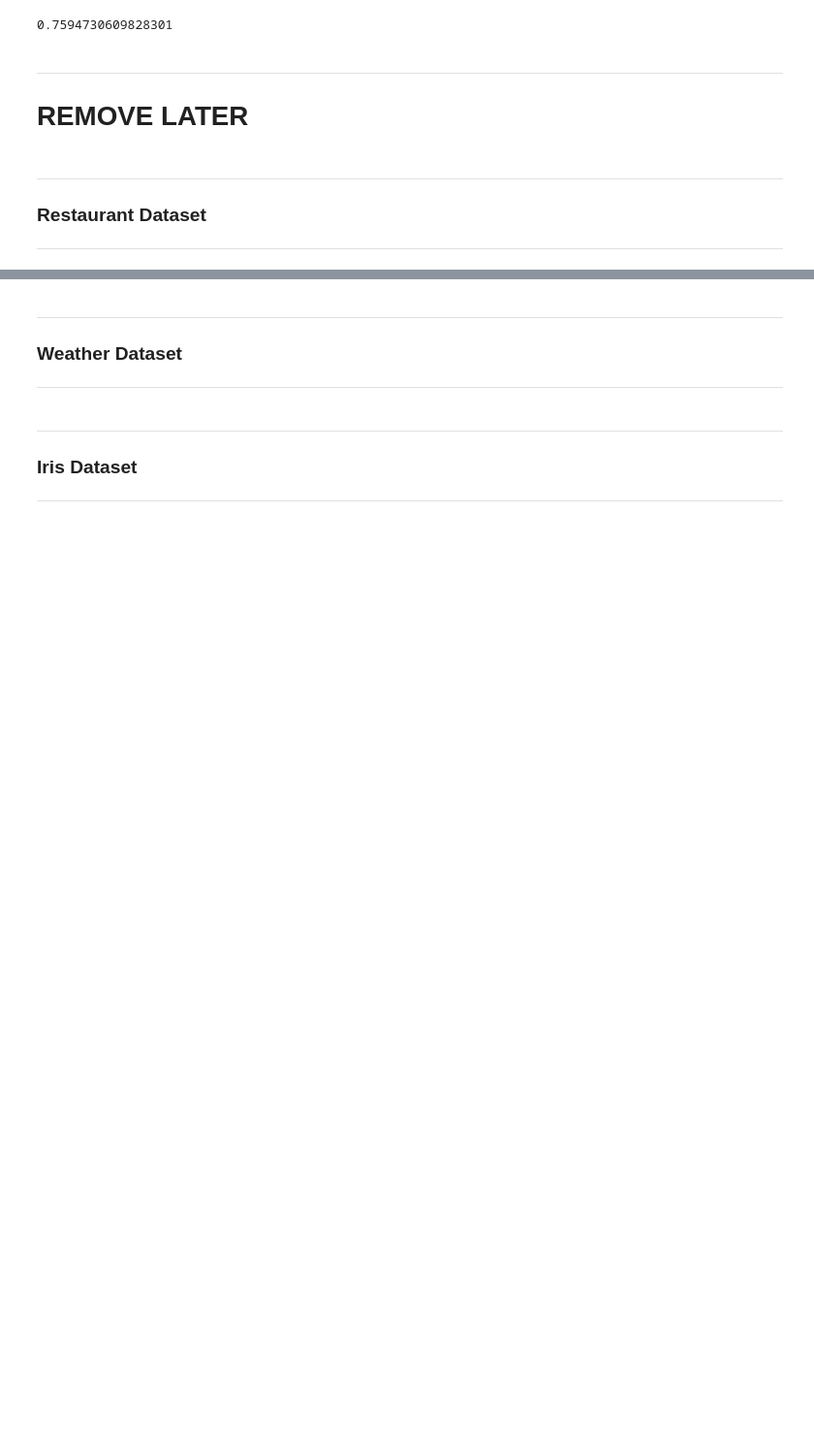
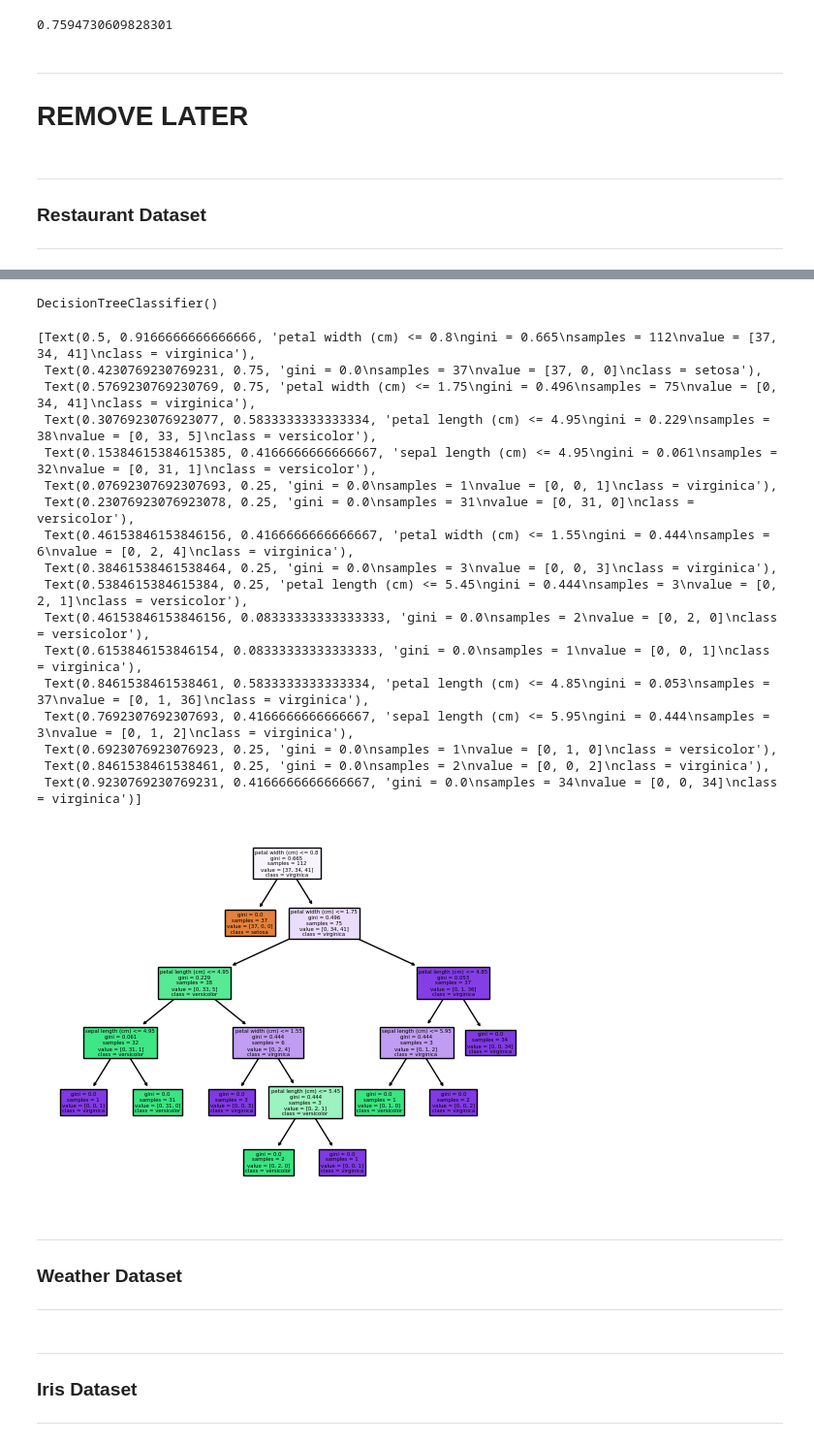
Before and after one commit to EstevesX10/AI-Decision-Trees-ID3, a Jupyter notebook: Decision Trees - ID3/Decision_Trees_ID3.ipynb, the cells around one changed output, grey strips where cells are left out. Shown at 97% size. Cells and saved outputs as stored; diff of their text form; code cells hidden in the pictures; blank space fills up the shorter version.

```diff
--- a/Decision Trees - ID3/Decision_Trees_ID3.ipynb
+++ b/Decision Trees - ID3/Decision_Trees_ID3.ipynb
@@ -408,10 +468,40 @@ restaurant.K_Fold_CV(3, DecisionTree)
 # %%
 (X_Train, X_Test, y_Train, y_Test) = restaurant.train_test_split(test_size=0.3)
+# %%
+iris = datasets.load_iris()
+# %%
+(X_Train, X_Test, y_Train, y_Test) = train_test_split(iris.data, iris.target)
 # %%
-dt = DecisionTree()
+dt = DecisionTreeClassifier()
 dt.fit(X_Train, y_Train)
-dt.print_tree(restaurant)
-dt.visualize_tree(restaurant)
+# dt.print_tree(restaurant)
+# dt.visualize_tree(restaurant)
+# %% [output]
+DecisionTreeClassifier()
+# %%
+tree.plot_tree(dt,
+               feature_names=iris.feature_names,
+               class_names=iris.target_names,
+               filled=True)
+# %% [output]
+[Text(0.5, 0.9166666666666666, 'petal width (cm) <= 0.8\ngini = 0.665\nsamples = 112\nvalue = [37, 34, 41]\nclass = virginica'),
+ Text(0.4230769230769231, 0.75, 'gini = 0.0\nsamples = 37\nvalue = [37, 0, 0]\nclass = setosa'),
+ Text(0.5769230769230769, 0.75, 'petal width (cm) <= 1.75\ngini = 0.496\nsamples = 75\nvalue = [0, 34, 41]\nclass = virginica'),
+ Text(0.3076923076923077, 0.5833333333333334, 'petal length (cm) <= 4.95\ngini = 0.229\nsamples = 38\nvalue = [0, 33, 5]\nclass = versicolor'),
+ Text(0.15384615384615385, 0.4166666666666667, 'sepal length (cm) <= 4.95\ngini = 0.061\nsamples = 32\nvalue = [0, 31, 1]\nclass = versicolor'),
+ Text(0.07692307692307693, 0.25, 'gini = 0.0\nsamples = 1\nvalue = [0, 0, 1]\nclass = virginica'),
+ Text(0.23076923076923078, 0.25, 'gini = 0.0\nsamples = 31\nvalue = [0, 31, 0]\nclass = versicolor'),
+ Text(0.46153846153846156, 0.4166666666666667, 'petal width (cm) <= 1.55\ngini = 0.444\nsamples = 6\nvalue = [0, 2, 4]\nclass = virginica'),
+ Text(0.38461538461538464, 0.25, 'gini = 0.0\nsamples = 3\nvalue = [0, 0, 3]\nclass = virginica'),
+ Text(0.5384615384615384, 0.25, 'petal length (cm) <= 5.45\ngini = 0.444\nsamples = 3\nvalue = [0, 2, 1]\nclass = versicolor'),
+ Text(0.46153846153846156, 0.08333333333333333, 'gini = 0.0\nsamples = 2\nvalue = [0, 2, 0]\nclass = versicolor'),
+ Text(0.6153846153846154, 0.08333333333333333, 'gini = 0.0\nsamples = 1\nvalue = [0, 0, 1]\nclass = virginica'),
+ Text(0.8461538461538461, 0.5833333333333334, 'petal length (cm) <= 4.85\ngini = 0.053\nsamples = 37\nvalue = [0, 1, 36]\nclass = virginica'),
+ Text(0.7692307692307693, 0.4166666666666667, 'sepal length (cm) <= 5.95\ngini = 0.444\nsamples = 3\nvalue = [0, 1, 2]\nclass = virginica'),
+ Text(0.6923076923076923, 0.25, 'gini = 0.0\nsamples = 1\nvalue = [0, 1, 0]\nclass = versicolor'),
+ Text(0.8461538461538461, 0.25, 'gini = 0.0\nsamples = 2\nvalue = [0, 0, 2]\nclass = virginica'),
+ Text(0.9230769230769231, 0.4166666666666667, 'gini = 0.0\nsamples = 34\nvalue = [0, 0, 34]\nclass = virginica')]
+[figure, added]
 # %% [markdown]
 ___
 ### Weather Dataset
```
Also changed, not shown: parts of 11 cells of this notebook, 1 other file.
